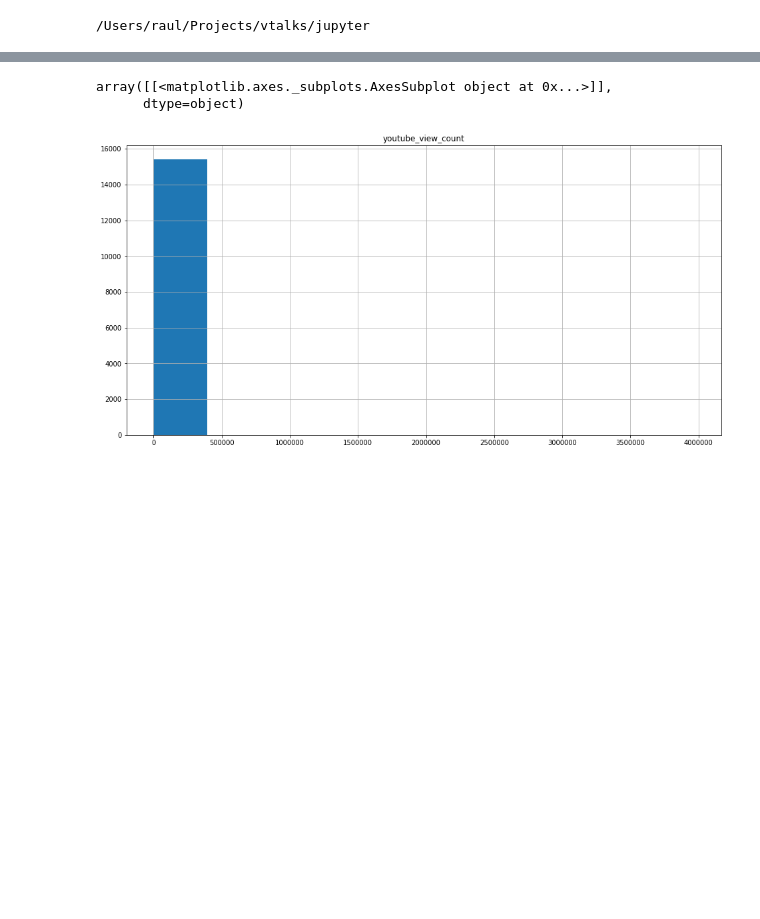
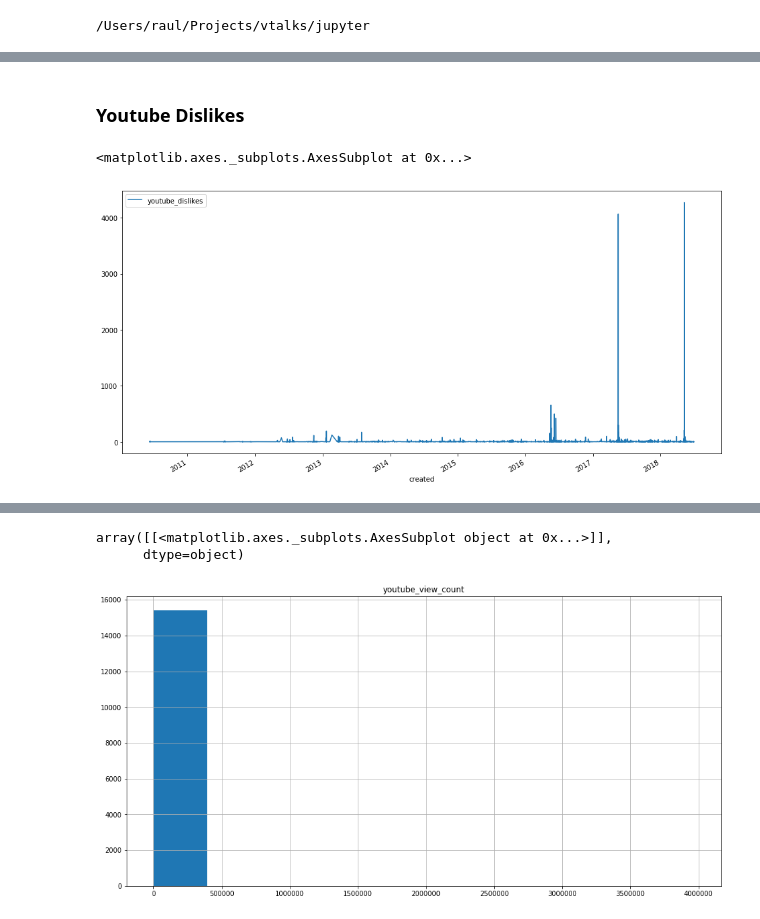
Before and after one commit to vtalks/jupyter, a Jupyter notebook: vtalks_dataset.ipynb, the cells around one changed output, grey strips where cells are left out. Saved outputs shown, nothing was run; the diff lists cells and outputs as text; code cells hidden in the pictures; blank space fills up the shorter version.

```diff
--- a/vtalks_dataset.ipynb
+++ b/vtalks_dataset.ipynb
@@ -142,0 +164,11 @@ Basically, histograms are used to represent data given in form of some groups. X
+# %% [markdown]
+### Youtube Dislikes <a class="anchor" id="youtube-dislikes"></a>
+# %%
+plot_data_set = pd.DataFrame({
+    'created': data_set.created,
+    'youtube_dislikes': data_set.youtube_dislike_count,
+})
+plot_data_set.plot(x='created')
+# %% [output]
+<matplotlib.axes._subplots.AxesSubplot at 0x...>
+[figure, added]
```
Also changed, not shown: parts of 61 cells of this notebook.
